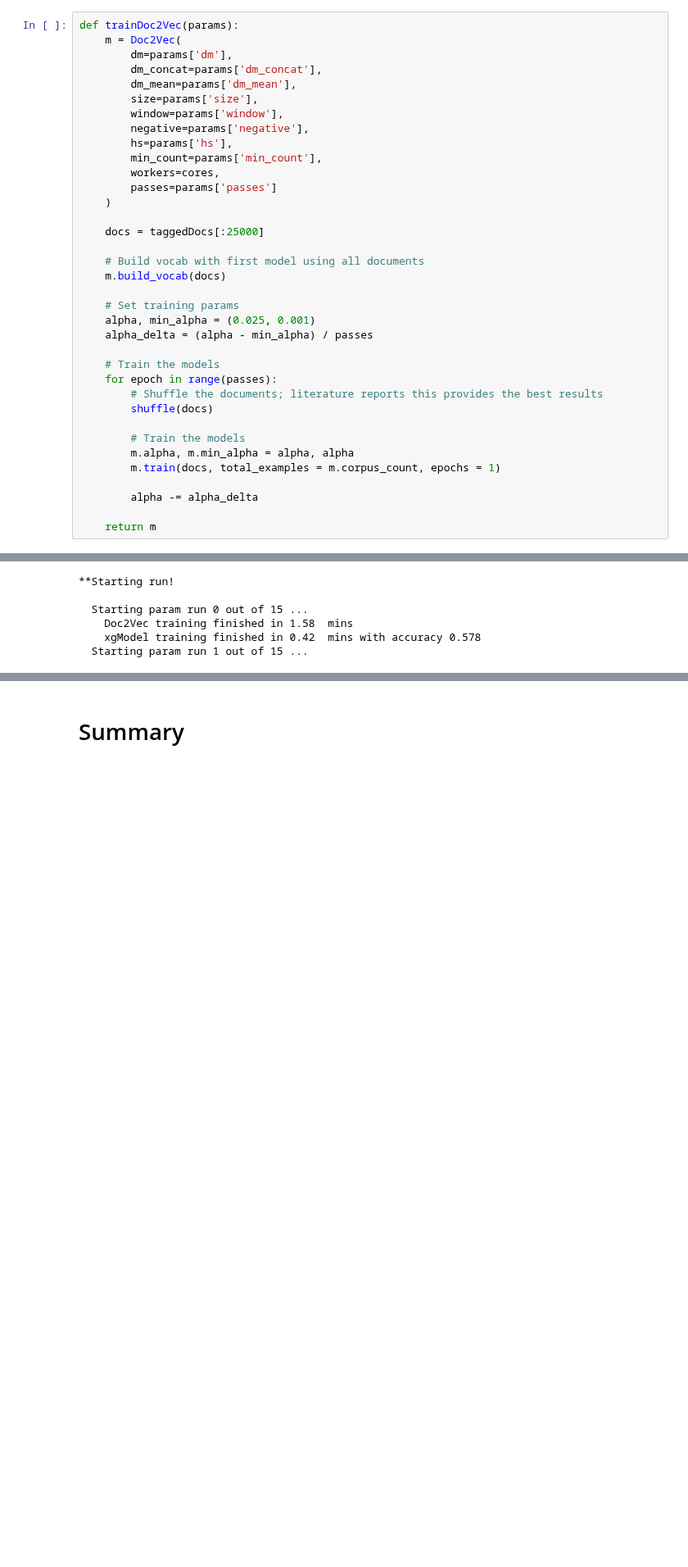
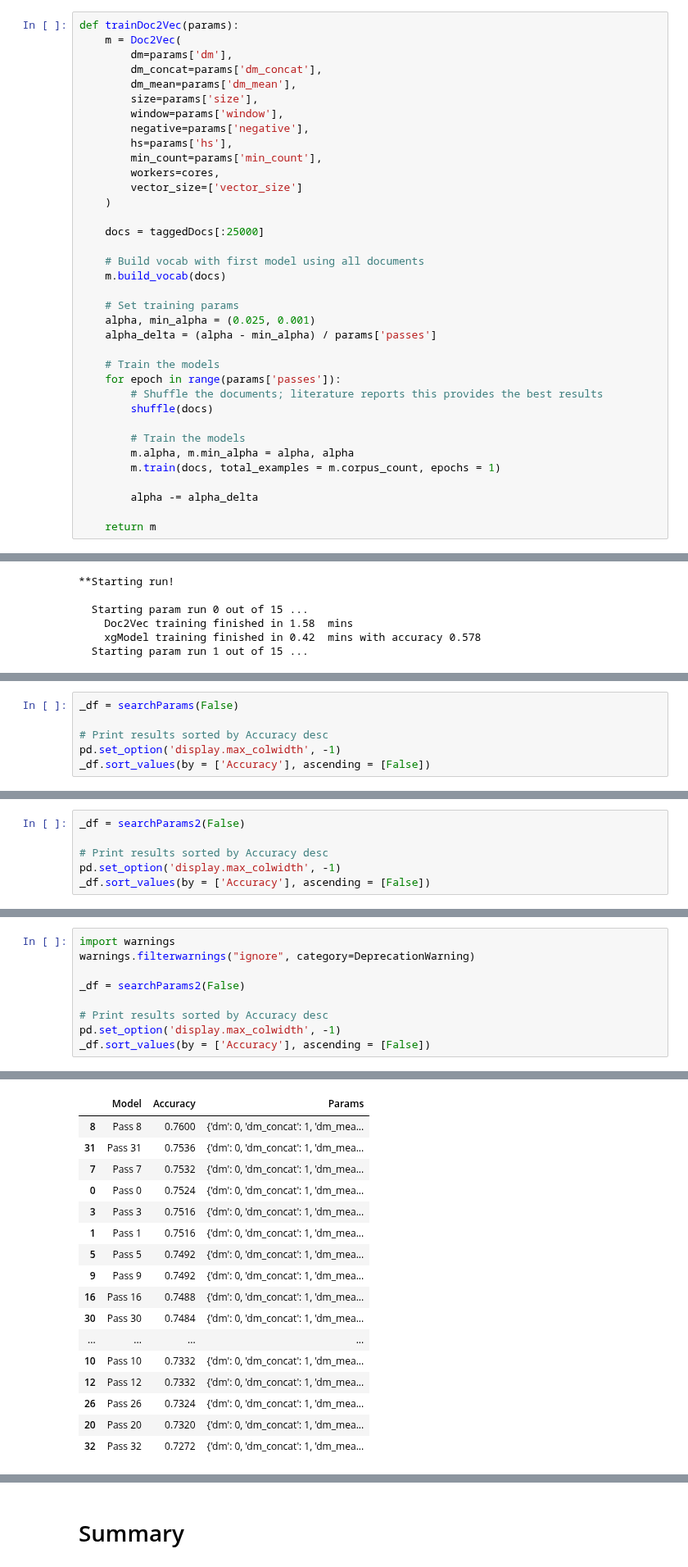
Before and after one commit to nrasch/Portfolio, a Jupyter notebook: Machine-Learning/Python/04-Classic-Datasets/Model-XGB-1.1.ipynb, the cells around one changed output, grey strips where cells are left out. Shown at 82% size. Saved outputs shown, nothing was run; the diff lists cells and outputs as text; blank space fills up the shorter version.

Commit message:
Results from tuning

```diff
--- a/Machine-Learning/Python/04-Classic-Datasets/Model-XGB-1.1.ipynb
+++ b/Machine-Learning/Python/04-Classic-Datasets/Model-XGB-1.1.ipynb
@@ -590,7 +588,7 @@ def trainDoc2Vec(params):
         hs=params['hs'],
         min_count=params['min_count'],
         workers=cores,
-        passes=params['passes']
+        vector_size=['vector_size']
     )
 
     docs = taggedDocs[:25000]
@@ -600,10 +598,10 @@ def trainDoc2Vec(params):
 
     # Set training params
     alpha, min_alpha = (0.025, 0.001)
-    alpha_delta = (alpha - min_alpha) / passes
+    alpha_delta = (alpha - min_alpha) / params['passes']
 
     # Train the models
-    for epoch in range(passes):
+    for epoch in range(params['passes']):
         # Shuffle the documents; literature reports this provides the best results
         shuffle(docs)
 
@@ -772,0 +767,6 @@ _df.sort_values(by = ['Accuracy'], ascending = [False])
+# %%
+_df = searchParams(False)
+
+# Print results sorted by Accuracy desc
+pd.set_option('display.max_colwidth', -1)
+_df.sort_values(by = ['Accuracy'], ascending = [False])
@@ -772,0 +884,6 @@ _df.sort_values(by = ['Accuracy'], ascending = [False])
+# %%
+_df = searchParams2(False)
+
+# Print results sorted by Accuracy desc
+pd.set_option('display.max_colwidth', -1)
+_df.sort_values(by = ['Accuracy'], ascending = [False])
@@ -772,0 +912,10 @@ _df.sort_values(by = ['Accuracy'], ascending = [False])
+# %%
+import warnings
+warnings.filterwarnings("ignore", category=DeprecationWarning)
+
+_df = searchParams2(False)
+
+# Print results sorted by Accuracy desc
+pd.set_option('display.max_colwidth', -1)
+_df.sort_values(by = ['Accuracy'], ascending = [False])
+# %% [output]
@@ -772,0 +939,17 @@ _df.sort_values(by = ['Accuracy'], ascending = [False])
+|  | Model | Accuracy | Params |
+| 8 | Pass 8 | 0.7600 | {'dm': 0, 'dm_concat': 1, 'dm_mea... |
+| 31 | Pass 31 | 0.7536 | {'dm': 0, 'dm_concat': 1, 'dm_mea... |
+| 7 | Pass 7 | 0.7532 | {'dm': 0, 'dm_concat': 1, 'dm_mea... |
+| 0 | Pass 0 | 0.7524 | {'dm': 0, 'dm_concat': 1, 'dm_mea... |
+| 3 | Pass 3 | 0.7516 | {'dm': 0, 'dm_concat': 1, 'dm_mea... |
+| 1 | Pass 1 | 0.7516 | {'dm': 0, 'dm_concat': 1, 'dm_mea... |
+| 5 | Pass 5 | 0.7492 | {'dm': 0, 'dm_concat': 1, 'dm_mea... |
+| 9 | Pass 9 | 0.7492 | {'dm': 0, 'dm_concat': 1, 'dm_mea... |
+| 16 | Pass 16 | 0.7488 | {'dm': 0, 'dm_concat': 1, 'dm_mea... |
+| 30 | Pass 30 | 0.7484 | {'dm': 0, 'dm_concat': 1, 'dm_mea... |
+| ... | ... | ... | ... |
+| 10 | Pass 10 | 0.7332 | {'dm': 0, 'dm_concat': 1, 'dm_mea... |
+| 12 | Pass 12 | 0.7332 | {'dm': 0, 'dm_concat': 1, 'dm_mea... |
+| 26 | Pass 26 | 0.7324 | {'dm': 0, 'dm_concat': 1, 'dm_mea... |
+| 20 | Pass 20 | 0.7320 | {'dm': 0, 'dm_concat': 1, 'dm_mea... |
+| 32 | Pass 32 | 0.7272 | {'dm': 0, 'dm_concat': 1, 'dm_mea... |
```
Also changed, not shown: parts of 12 cells of this notebook.
